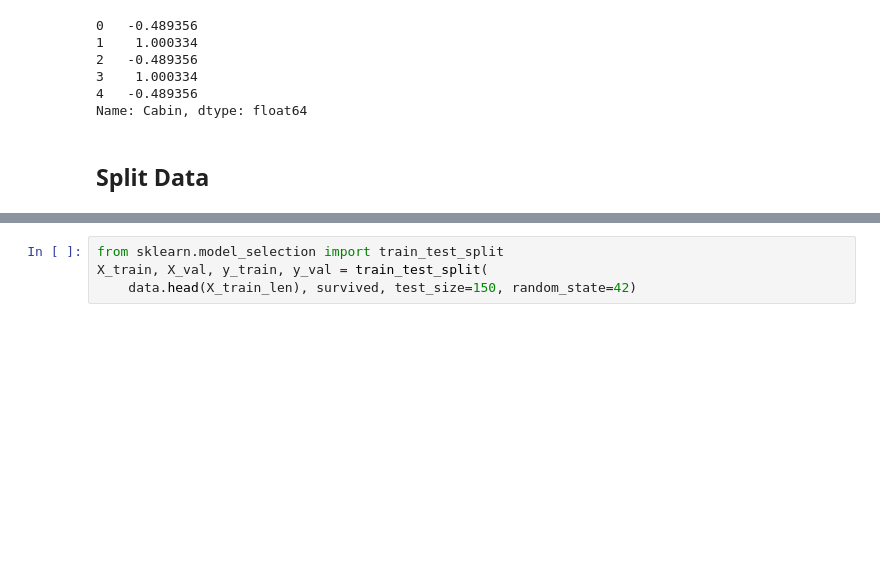
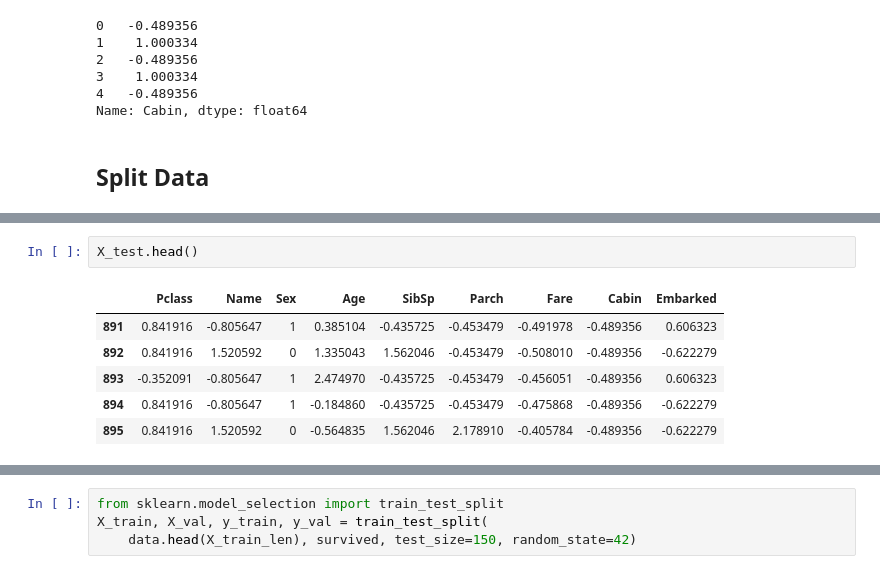
Before and after one commit to dunder51/TitanicDataset, a Jupyter notebook: TitanicDataset.ipynb, the cells around one changed output, grey strips where cells are left out. Cells and saved outputs as stored; diff of their text form; blank space fills up the shorter version.

```diff
--- a/TitanicDataset.ipynb
+++ b/TitanicDataset.ipynb
@@ -261,0 +320,9 @@ Name: Cabin, dtype: float64
+# %%
+X_test.head()
+# %% [output]
+|  | Pclass | Name | Sex | Age | SibSp | Parch | Fare | Cabin | Embarked |
+| 891 | 0.841916 | -0.805647 | 1 | 0.385104 | -0.435725 | -0.453479 | -0.491978 | -0.489356 | 0.606323 |
+| 892 | 0.841916 | 1.520592 | 0 | 1.335043 | 1.562046 | -0.453479 | -0.508010 | -0.489356 | -0.622279 |
+| 893 | -0.352091 | -0.805647 | 1 | 2.474970 | -0.435725 | -0.453479 | -0.456051 | -0.489356 | 0.606323 |
+| 894 | 0.841916 | -0.805647 | 1 | -0.184860 | -0.435725 | -0.453479 | -0.475868 | -0.489356 | -0.622279 |
+| 895 | 0.841916 | 1.520592 | 0 | -0.564835 | 1.562046 | 2.178910 | -0.405784 | -0.489356 | -0.622279 |
```
Also changed, not shown: parts of 15 cells of this notebook, 1 other file.
